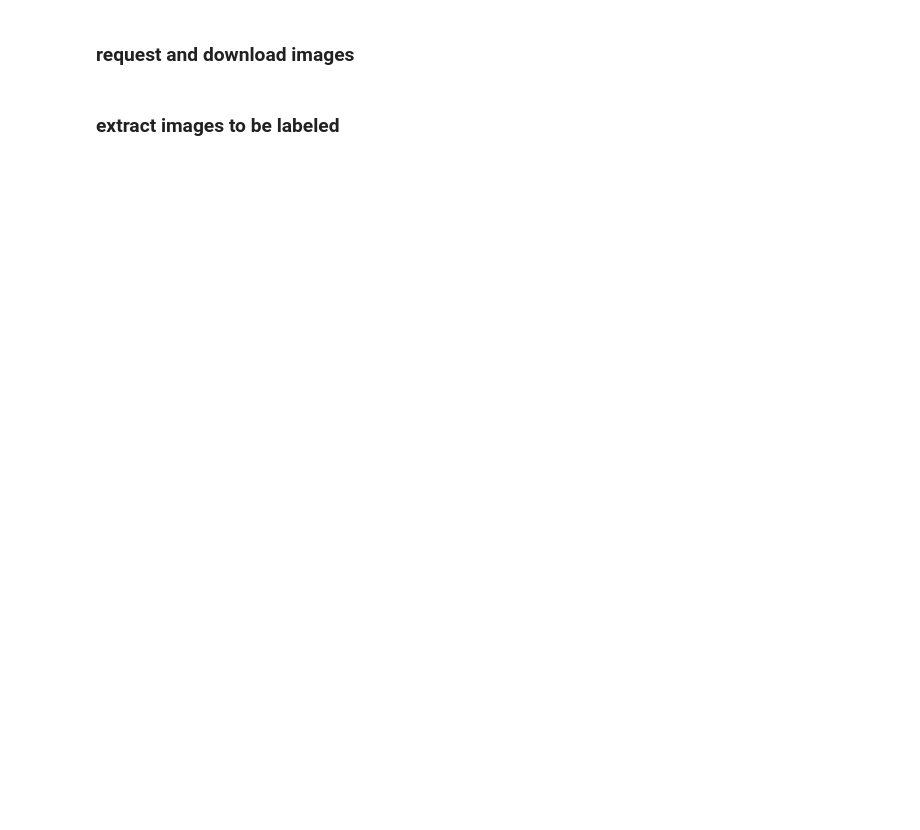
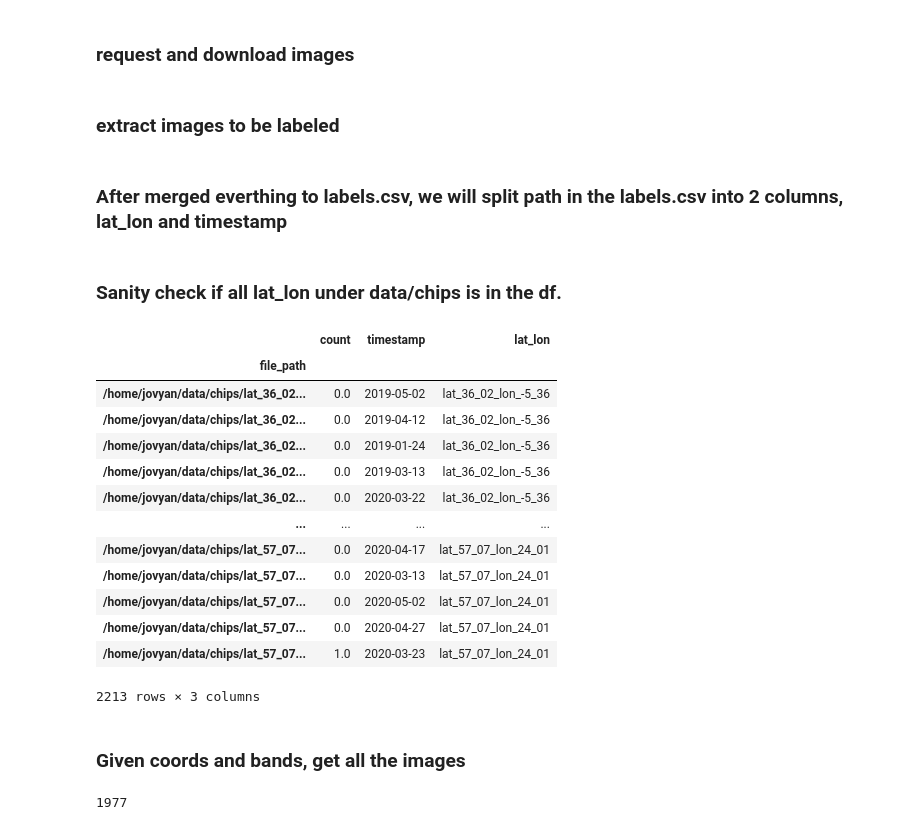
Before and after one commit to MichelDeudon/sentinel2-xcube-boat-detection, a Jupyter notebook: 4-Annotation_superintendent.ipynb, the cells around one changed output. Cells and saved outputs as stored; diff of their text form; code cells hidden in the pictures; blank space fills up the shorter version.

```diff
--- a/4-Annotation_superintendent.ipynb
+++ b/4-Annotation_superintendent.ipynb
@@ -188,3 +189,16 @@ len(labels_df[labels_df['count'] > 0])/len(labels_df)
 # %%
 csv_file_path = "/home/jovyan/data/straits_labels.csv"
 labels_df.to_csv(csv_file_path)
+# %% [markdown]
+ ### After merged everthing to labels.csv, we will split path in the labels.csv into 2 columns, lat_lon and timestamp
+# %%
+labels_filename = '/home/jovyan/zhichao/sentinel2-xcube-boat-detection/data/labels.csv'
+df_labels = pd.read_csv(labels_filename, index_col = 'file_path', dtype={'count': float})
+for index, row in df_labels.iterrows():
+    file_path = Path(index)
+    timestamp = file_path.stem.split('t_')[1]
+    lat_lon = file_path.parts[-2]
+    df_labels.at[index, "timestamp"] = timestamp
+    df_labels.at[index, "lat_lon"] = lat_lon
+# %% [markdown]
+### Sanity check if all lat_lon under data/chips is in the df.
@@ -190,0 +212,19 @@ labels_df.to_csv(csv_file_path)
+# %%
+df_labels
+# %% [output]
+|  | count | timestamp | lat_lon |
+| file_path |  |  |  |
+| /home/jovyan/data/chips/lat_36_02... | 0.0 | 2019-05-02 | lat_36_02_lon_-5_36 |
+| /home/jovyan/data/chips/lat_36_02... | 0.0 | 2019-04-12 | lat_36_02_lon_-5_36 |
+| /home/jovyan/data/chips/lat_36_02... | 0.0 | 2019-01-24 | lat_36_02_lon_-5_36 |
+| /home/jovyan/data/chips/lat_36_02... | 0.0 | 2019-03-13 | lat_36_02_lon_-5_36 |
+| /home/jovyan/data/chips/lat_36_02... | 0.0 | 2020-03-22 | lat_36_02_lon_-5_36 |
+| ... | ... | ... | ... |
+| /home/jovyan/data/chips/lat_57_07... | 0.0 | 2020-04-17 | lat_57_07_lon_24_01 |
+| /home/jovyan/data/chips/lat_57_07... | 0.0 | 2020-03-13 | lat_57_07_lon_24_01 |
+| /home/jovyan/data/chips/lat_57_07... | 0.0 | 2020-05-02 | lat_57_07_lon_24_01 |
+| /home/jovyan/data/chips/lat_57_07... | 0.0 | 2020-04-27 | lat_57_07_lon_24_01 |
+| /home/jovyan/data/chips/lat_57_07... | 1.0 | 2020-03-23 | lat_57_07_lon_24_01 |
+2213 rows × 3 columns
+# %% [markdown]
+### Given coords and bands, get all the images
@@ -190,0 +235,4 @@ labels_df.to_csv(csv_file_path)
+# %%
+len(df_labels_valid)
+# %% [output]
+1977
```
Also changed, not shown: parts of 7 cells of this notebook, 3 other files.
